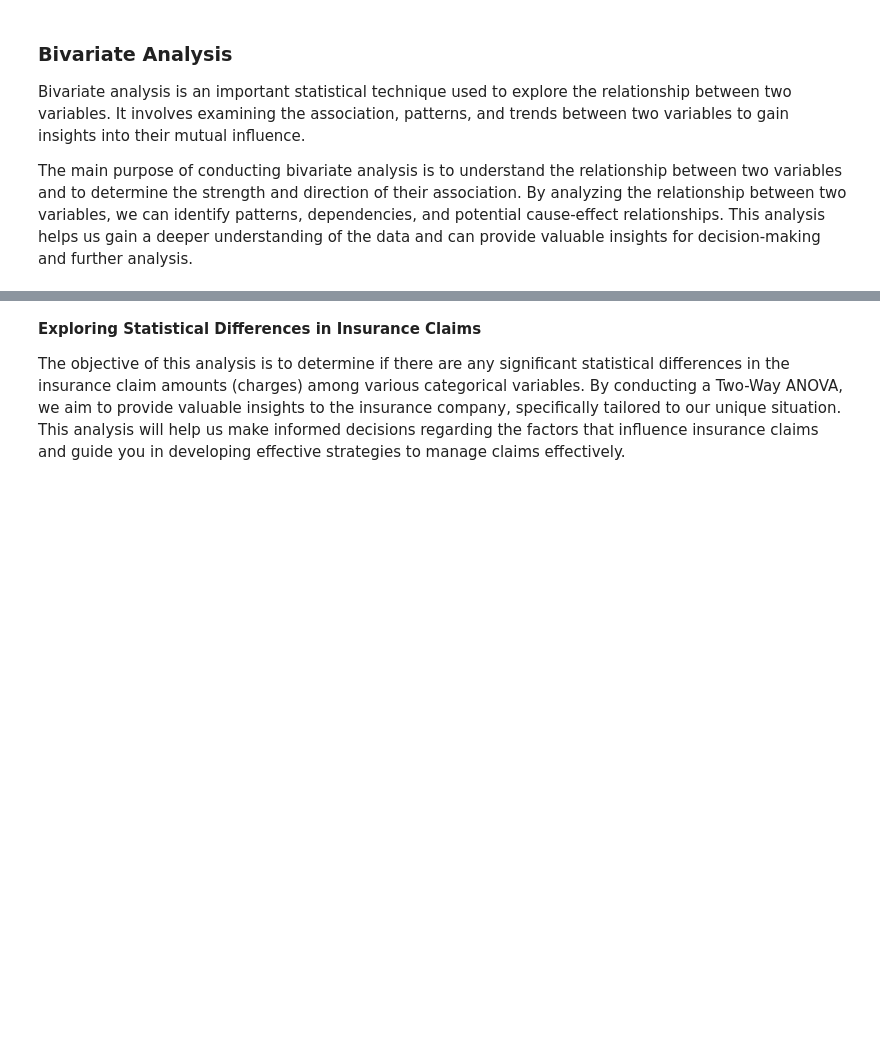
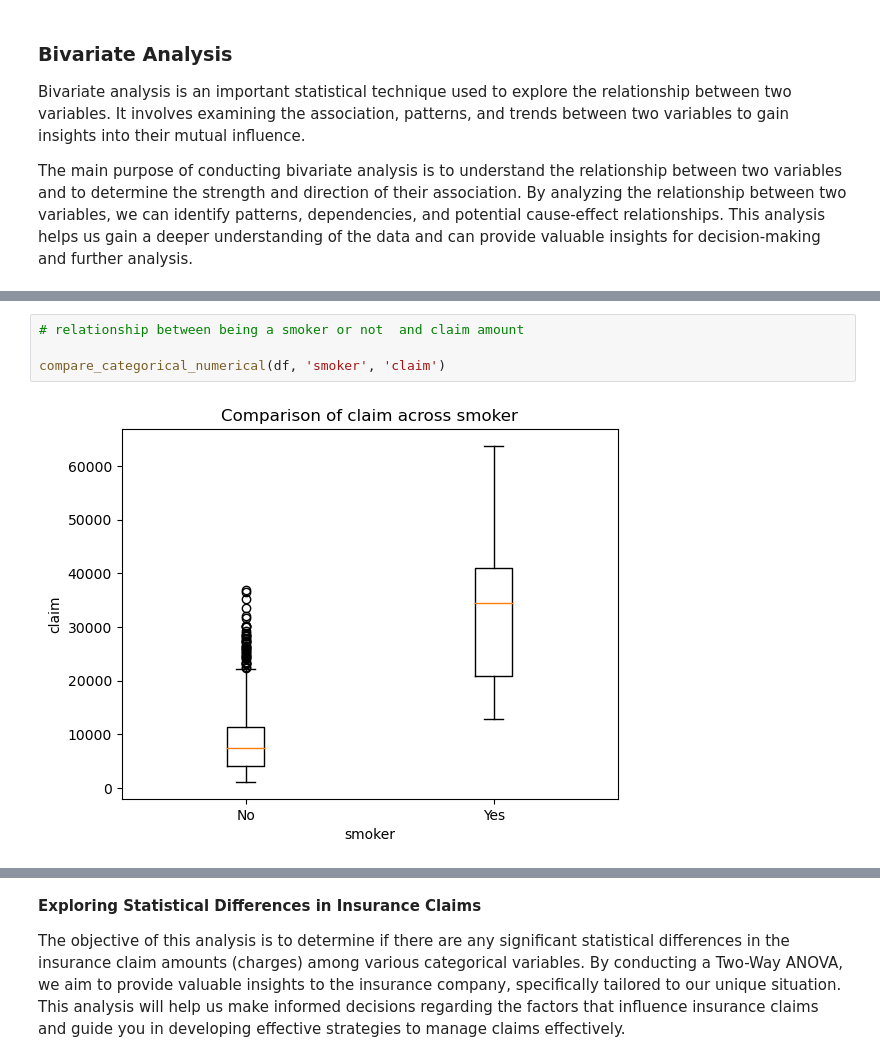
Before and after one commit to dee-hub12/Predicting-Insurance-Claim-Amount-with-Machine-Learning, a Jupyter notebook: Predicting Insurance Claim Amount.ipynb, the cells around one changed output, grey strips where cells are left out. Drawn from its saved outputs; the diff is of its cells as text; blank space fills up the shorter version.

```diff
--- a/Predicting Insurance Claim Amount.ipynb
+++ b/Predicting Insurance Claim Amount.ipynb
@@ -483,0 +513,6 @@ The main purpose of conducting bivariate analysis is to understand the relations
+# %%
+# relationship between being a smoker or not  and claim amount
+
+compare_categorical_numerical(df, 'smoker', 'claim')
+# %% [output]
+[figure, added]
```
Also changed, not shown: parts of 16 cells of this notebook.
